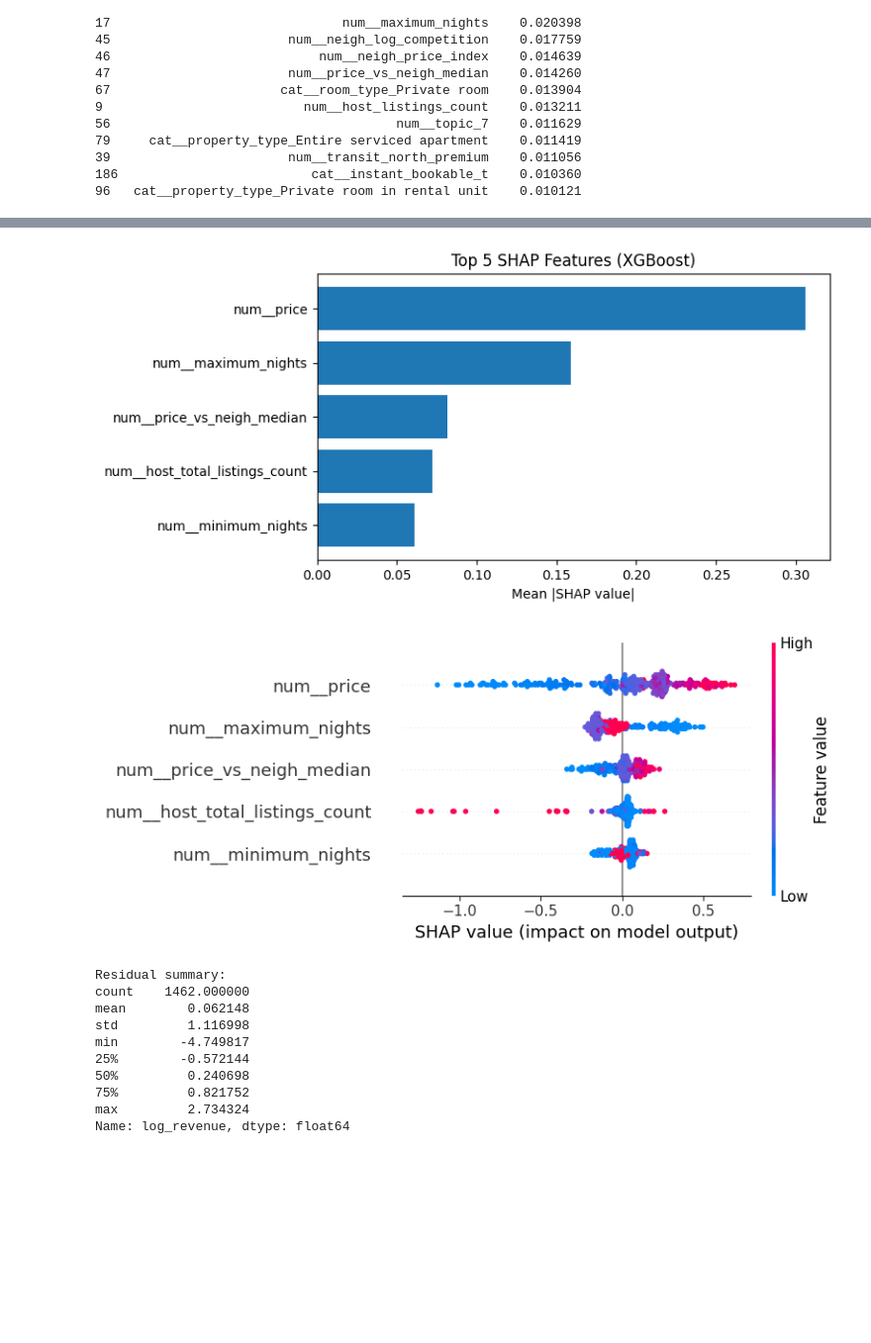
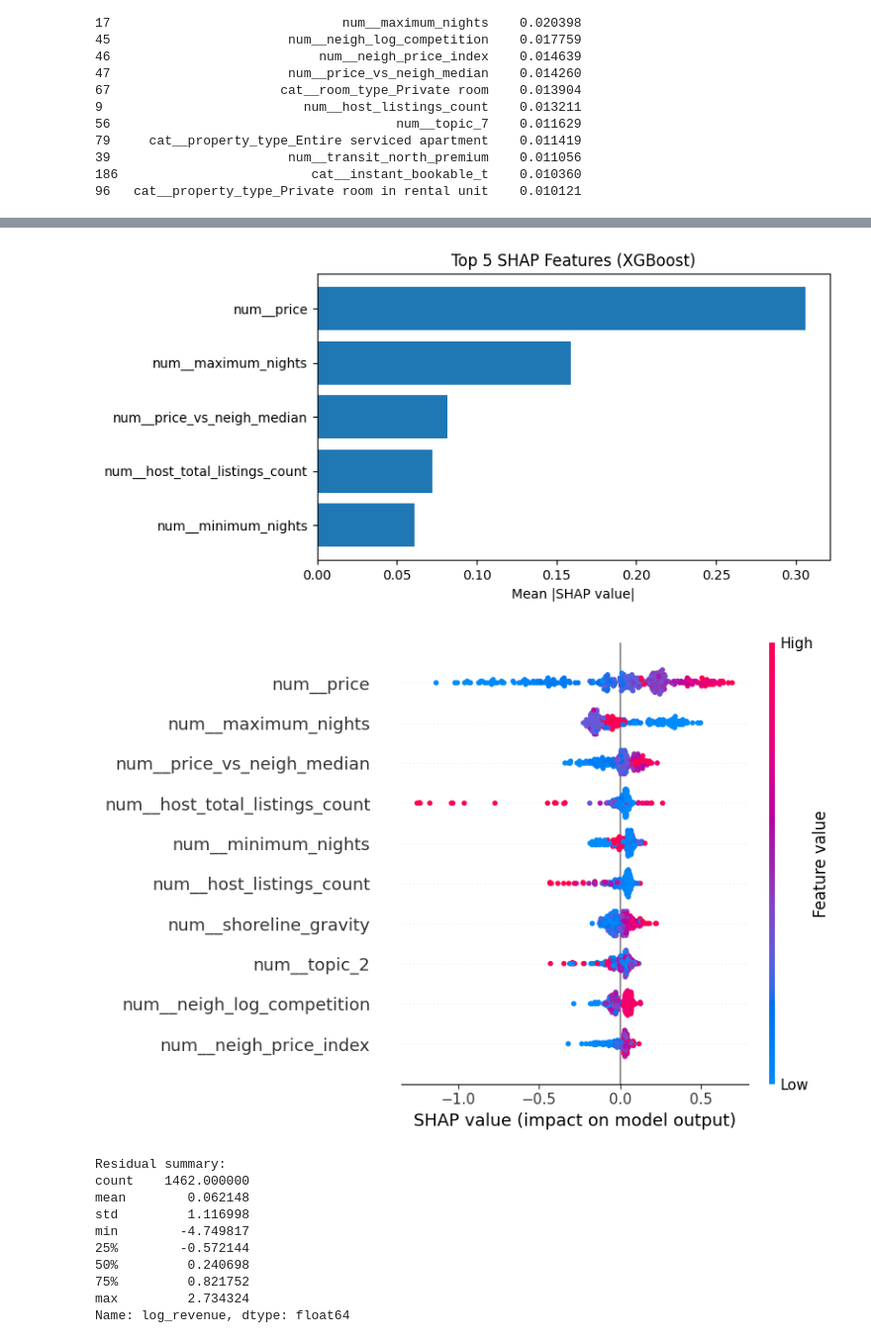
Before and after one commit to RyanChenJung/Airbnb-Renting-Optimizer, a Jupyter notebook: notebooks/ellie/revenue_modeling_advanced.ipynb, the cells around one changed output, grey strips where cells are left out. Shown at 99% size. Cells and saved outputs as stored; diff of their text form; code cells hidden in the pictures; blank space fills up the shorter version.

Commit message:
Update base and advanced notebook visualization to match slide style

```diff
--- a/notebooks/ellie/revenue_modeling_advanced.ipynb
+++ b/notebooks/ellie/revenue_modeling_advanced.ipynb
@@ -538,34 +505,34 @@ shap.summary_plot(shap_values, X_sample, feature_names=feature_names)
 # %%
 #Slides ready SHAP and feature importance comparison
 
 # shap_values, X_sample, feature_names already created
 mean_abs_shap = np.abs(shap_values).mean(axis=0)
 top5_idx = np.argsort(mean_abs_shap)[-5:][::-1]
 
 top5_df = pd.DataFrame({
     "feature": np.array(feature_names)[top5_idx],
     "mean_abs_shap": mean_abs_shap[top5_idx]
 })
 
 plt.figure(figsize=(8,4))
 plt.barh(top5_df["feature"][::-1], top5_df["mean_abs_shap"][::-1])
 plt.xlabel("Mean |SHAP value|")
 plt.title("Top 5 SHAP Features (XGBoost)")
 plt.tight_layout()
 plt.show()
 
 top5_df
 
 # one overall SHAP plot, showing only top 5 features
 shap.summary_plot(
     shap_values,
     X_sample,
     feature_names=feature_names,
-    max_display=5
+    max_display=10
 )
 # %% [output]
 [figure]
-[figure, old version]
+[figure, new version]
 # %%
 # Residual diagnostics (use after you already have y_test and preds)
 
```
Also changed, not shown: parts of 5 cells of this notebook.
